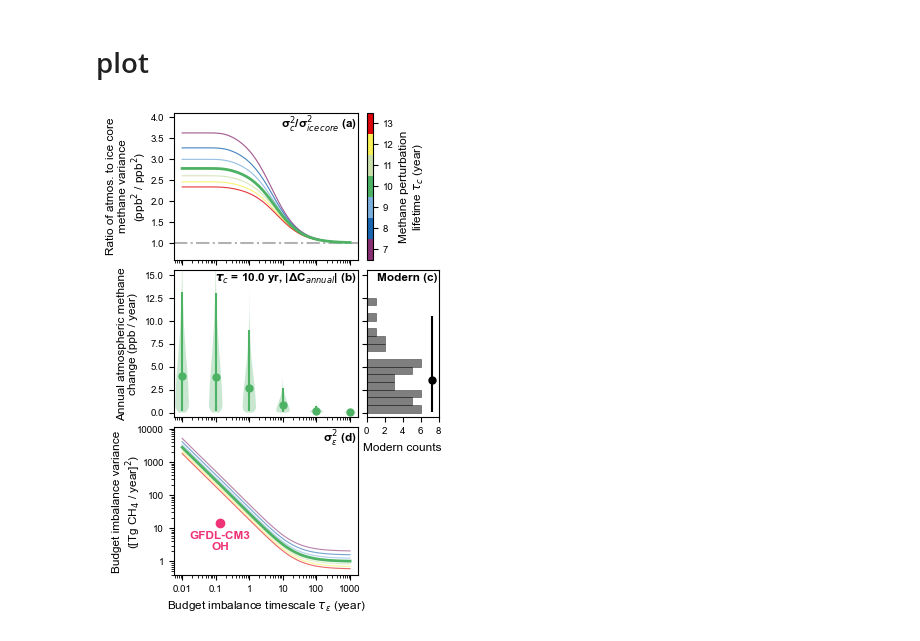
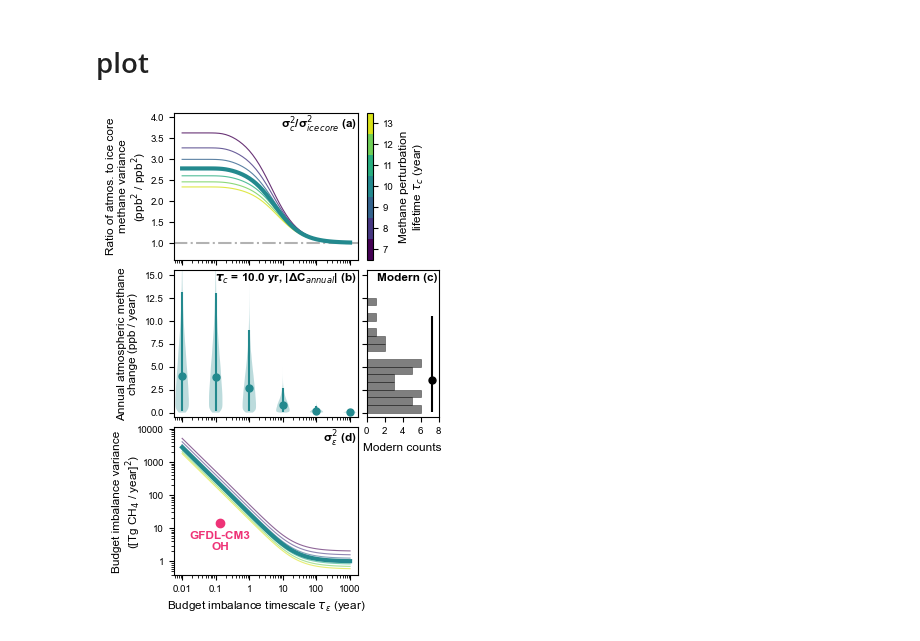
Before and after one commit to ericjmei/methane_noise_forcing, a Jupyter notebook: notebooks/figures_for_publication/forcing_variance_required.ipynb, the cells around one changed output. Saved outputs shown, nothing was run; the diff lists cells and outputs as text; code cells hidden in the pictures.

Commit message:
changed colorbar back to viridis for figure 3
- made a modification on the high end to make 13 not as yellow

```diff
--- a/notebooks/figures_for_publication/forcing_variance_required.ipynb
+++ b/notebooks/figures_for_publication/forcing_variance_required.ipynb
@@ -514,7 +514,7 @@ discrete_vals = [9, 10, 14, 15, 17, 18, 26] # taus to highlight in colors_discre
 def multiplot_params(tau, tau_methane_mid=tau_methane_mid, lw_other=0.8, alpha_other=0.7):
     """ensures line with focus in panel b is thicker, more opaque, and on top"""
     if tau == tau_methane_mid:
-        lw = 2
+        lw = 3
         alpha=1
         zorder_val = 100
     else:
@@ -525,20 +525,23 @@ def multiplot_params(tau, tau_methane_mid=tau_methane_mid, lw_other=0.8, alpha_o
     return kwargs
 
 # --- Colormap for τ sweep ---
-hex_colors = [colors_discrete[val] for val in discrete_vals]
-cmap = ListedColormap(hex_colors)
+# Sample color map at discrete tau values
+n_colors = len(taus_to_plot)
+cmap_continuous = plt.get_cmap("viridis")
+colors_discrete = [cmap_continuous(i / (n_colors - 0.6)) for i in range(n_colors)] # -1 for full range
+cmap = ListedColormap(colors_discrete)
 
 # Define boundaries halfway between tau values
 boundaries = np.concatenate([
-    [taus_to_plot[0] - 0.5],
-    (taus_to_plot[:-1] + taus_to_plot[1:]) / 2,
-    [taus_to_plot[-1] + 0.5]
+    [taus_to_plot[0] - 0.5],  # lower bound
+    (taus_to_plot[:-1] + taus_to_plot[1:]) / 2,  # midpoints
+    [taus_to_plot[-1] + 0.5]  # upper bound
 ])
 norm = BoundaryNorm(boundaries, cmap.N)
 
 sm = mpl.cm.ScalarMappable(norm=norm, cmap=cmap)
 sm.set_array([])
-mid_color = hex_colors[taus_to_plot.tolist().index(int(tau_methane_mid))]
+mid_color = cmap(taus_to_plot.tolist().index(tau_methane_mid))
 
 # --- Figure layout ---
 fig = plt.figure(figsize=(fig_width_options["one_column"], 3 * 2))
@@ -572,10 +575,6 @@ ax_atmospheric.set_ylim(ylim_atmospheric)
 ax_atmospheric.set_ylabel('Ratio of atmos. to ice core\nmethane variance\n(ppb$^2$ / ppb$^2$)')
 
 # --- Colorbar for τ sweep ---
-# cax = fig.add_subplot(gs[0, 1])
-# cb = fig.colorbar(sm, cax=cax, orientation="vertical")
-# cb.set_label("Methane perturbation\nlifetime"+r" $\tau_{c}$ (year)")
-# cb.set_ticks(np.arange(7, 14))
 cax = fig.add_subplot(gs[0, 1])
 cb = fig.colorbar(
     sm, cax=cax, orientation="vertical",
@@ -682,31 +681,31 @@ ax_forcing.set_xscale("log")
 ax_forcing.set_xlim(xlim)
 ax_forcing.set_xlabel(r"Budget imbalance timescale $\tau_{\varepsilon}$ (year)")
 ax_forcing.xaxis.set_major_locator(mticker.LogLocator(base=10))
 ax_forcing.xaxis.set_major_formatter(mticker.FuncFormatter(lambda v, pos: f"{v:g}"))
 ax_forcing.xaxis.set_minor_formatter(mticker.NullFormatter())
 
 # -------------------------------------------------------------------
 # (e) Annotations
 # -------------------------------------------------------------------
 annotate_panel(ax_atmospheric, "σ$_c^2$/σ$_{ice\,core}^2$ (a)", loc="right")
 annotate_panel(ax_change, r"$\boldsymbol{\tau}_c$ =" + f" {tau_methane_mid} yr, " + "|ΔC$_{annual}$| (b)", loc="right")
 annotate_panel(ax_modern, "Modern (c)", xpad=0.02, ypad=0.015, loc="right")
 annotate_panel(ax_forcing, "σ$_{ε}^2$ (d)", loc="right")
 
 for ax in [ax_atmospheric, ax_change, ax_forcing]:
     ax.yaxis.set_label_coords(labelx, 0.5)
     ax.yaxis.label.set_verticalalignment('center')
 
 # -------------------------------------------------------------------
 # Save
 # -------------------------------------------------------------------
 if tau_methane_mid == 10.0:
     name = f"fig_3"
 else:
     name = f"fig_3_tau{int(tau_methane_mid)}"
 fig.savefig(
     f"{cfg.paths.figures_dir}/for_publication/{name}.pdf",
     bbox_inches="tight", dpi=300
 )
 # %% [output]
-[figure, old version]
+[figure, new version]
```
